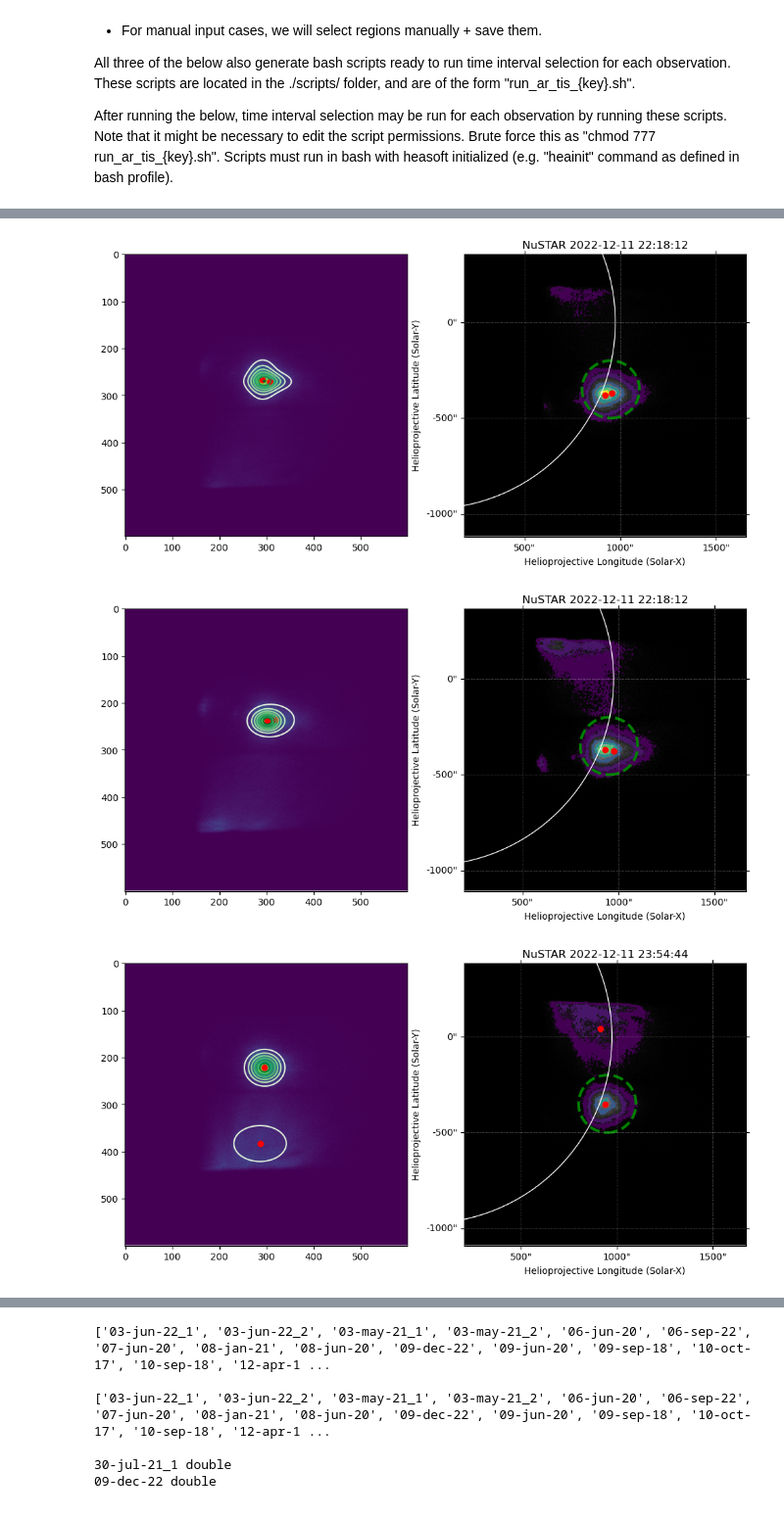
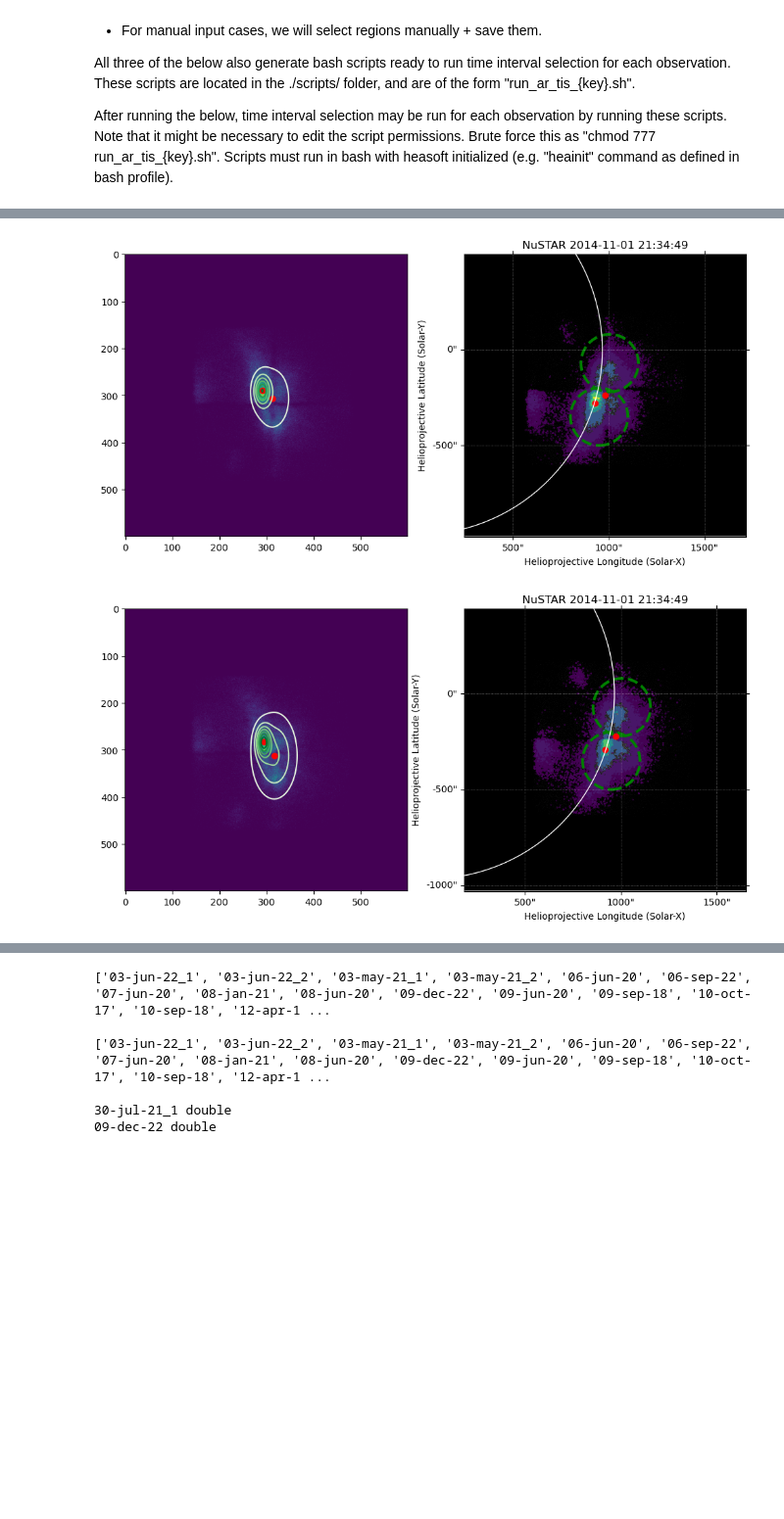
Before and after one commit to jessiemcd/do-dem, a Jupyter notebook: AR_inventory.ipynb, the cells around one changed output, grey strips where cells are left out. Shown at 98% size. Drawn from its saved outputs; the diff is of its cells as text; code cells hidden in the pictures; blank space fills up the shorter version.

```diff
--- a/AR_inventory.ipynb
+++ b/AR_inventory.ipynb
@@ -640,10 +640,11 @@ else:
 ARdict = {'NOAA_ARID': ['SPoCA 23783'],
           'HARP': [7406],
           'datapaths': [#'/Users/jmdunca2/nustar/jan-2020/20515017001/', # 2 counts in full interval.
-                       '/Users/jmdunca2/nustar/jan-2020/20515018001/',
-                       '/Users/jmdunca2/nustar/jan-2020/20515021001/'],
+                       nustar_folder+'/jan-2020/20515018001/',
+                       nustar_folder+'/jan-2020/20515021001/'],
           'obsids': [#'20515017001',
                       '20515018001', '20515021001'],
+          'ghost_ray_flag': True,
           'working_dir': demfolder+'/initial_dem_30jan20/',
          'loc': ['disk'],
           'hale_class': ['other'],
@@ -1404,7 +1405,7 @@ ARdict = {'NOAA_ARID': ['AR13252'],
           'obsids': ['20801025001'],
           'working_dir': demfolder+'/initial_dem_18mar23_2/',
           'ghost_ray_flag': True,
-          'loc': ['limb'],
+          'loc': ['disk'],
           'hale_class': [''],
           'method': 'fit',
          'notes': '',
@@ -1657,7 +1662,7 @@ importlib.reload(ana)
 #'11-dec-22_1', '11-dec-22_2'
 
 
-manual_keys = [ #'01-nov-14_1', '01-nov-14_2',
+manual_keys = [ '01-nov-14_1']#, #'01-nov-14_2',
 #                '26-jul-16_1', '27-jul-16_1', '26-jul-16_2',
 #                 '10-oct-17',
 #                '29-may-18_2',
@@ -1666,13 +1671,19 @@ manual_keys = [ #'01-nov-14_1', '01-nov-14_2',
                #'19-nov-21',
                #'20-nov-21',
                 #'24-feb-22',
-                '11-dec-22_2']
+                #'11-dec-22_2']
                 #'25-feb-22']
                #'03-jun-22_2']
+
+
 
 for mk in manual_keys:
     print(mk)
     regions = all_targets[mk]['Region Coordinates']
+    print(regions)
+    #adjusting a region when too close to the edge of the AIA FOV
+    #regions[1]['centerx']=1005.0
+    #regions[1]['centery']=-70.0
     #print(regions)
     ana.manual_prep(mk, all_targets_file_wnew,
                     plot=True,
@@ -1691,3 +1702,2 @@ Percent of data in region 0:  0.2942506589708167
-[figure, old version]
+[figure, new version]
-[figure, old version]
+[figure, new version]
-[figure, removed]
```
Also changed, not shown: parts of 2 cells of this notebook, 11 other files.
